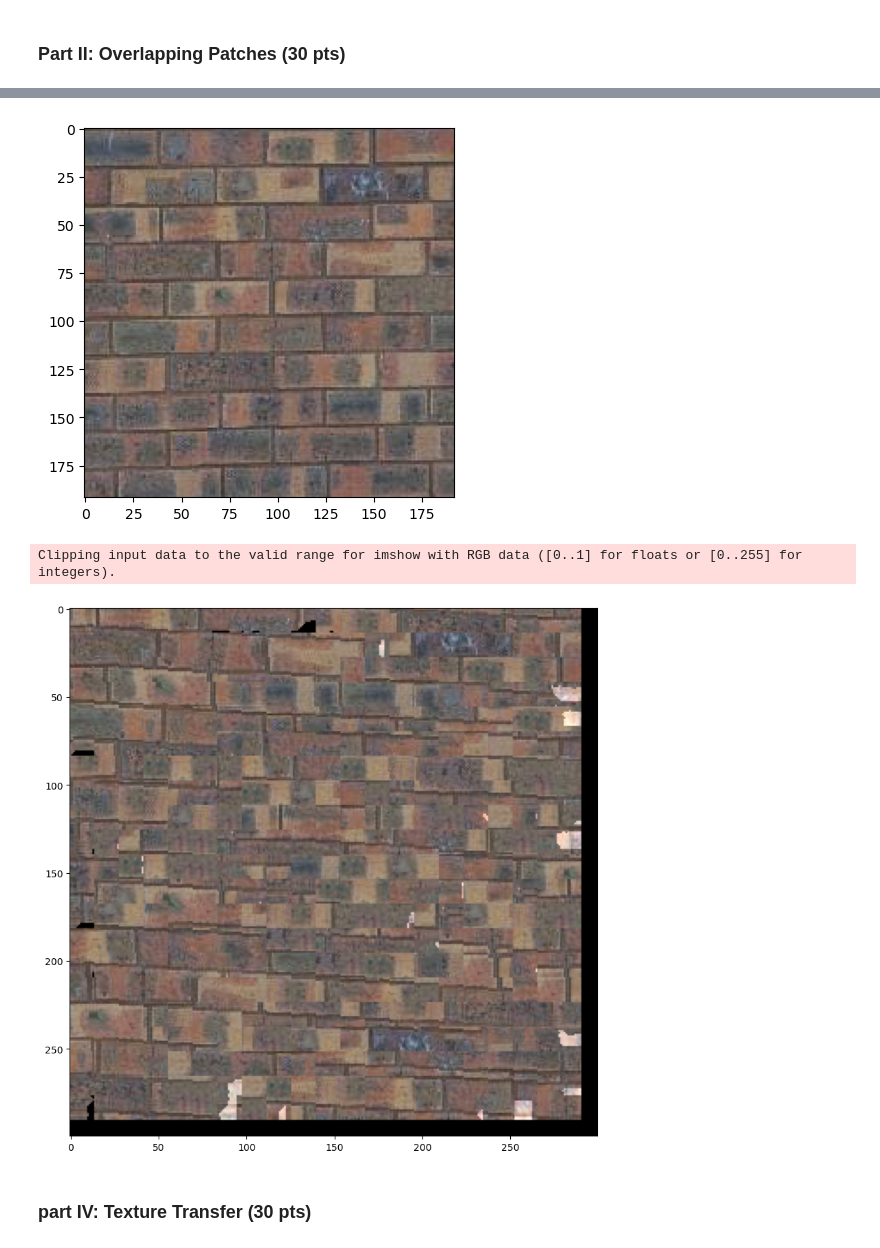
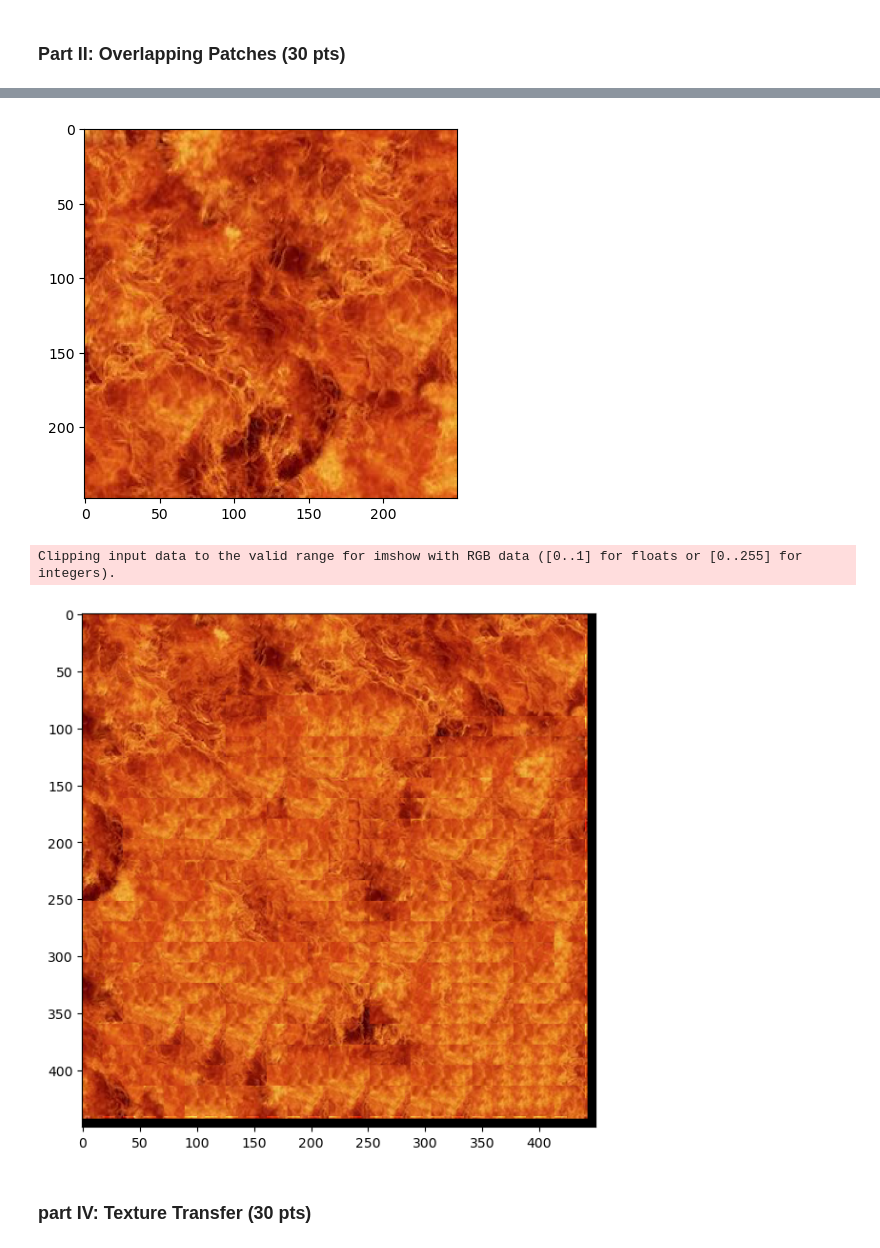
Before and after one commit to DylanBaut/Computational-Photography, a Jupyter notebook: cs445_proj2_starter_code-2/CS445_Proj2_Starter.ipynb, the cells around one changed output, grey strips where cells are left out. Cells and saved outputs as stored; diff of their text form; code cells hidden in the pictures.

```diff
--- a/cs445_proj2_starter_code-2/CS445_Proj2_Starter.ipynb
+++ b/cs445_proj2_starter_code-2/CS445_Proj2_Starter.ipynb
@@ -162,23 +161,18 @@ def customized_cut(bndcost):
     pass
 # %%
 def computeErrPatch(mask, horSeam, verSeam, patch_size, output_patch, sampled_patch):
+
     err_patch = np.empty(shape=(patch_size,patch_size))
     err_patch.fill(0)
     for chan in range(3):
-        ssd_cost = ((mask[:,:,chan]*output_patch[:,:,chan])**2).sum() - 2 * cv2.filter2D(sampled_patch[:,:,chan], ddepth=-1, kernel = mask[:,:,chan]*output_patch[:,:,chan]) + cv2.filter2D(sampled_patch[:,:,chan] ** 2, ddepth=-1, kernel=mask[:,:,chan])
-        #ssd_cost = np.sum((np.array(output_patch, dtype=np.float64) - np.array(sampled_patch, dtype=np.float64))**2)
-        #ssd_cost = ((output_patch[:,:,chan])**2).sum() - 2 * cv2.filter2D( np.float64(sampled_patch[:,:,chan]), ddepth=-1, kernel = output_patch[:,:,chan]) + cv2.filter2D( np.float64(sampled_patch[:,:,chan]) ** 2, ddepth=-1, kernel=output_patch[:,:,chan])
+        ssd_cost = np.sum((np.array(output_patch, dtype=np.float64) - np.array(sampled_patch, dtype=np.float64))**2)
         err_patch+=ssd_cost
-    '''for idx in range(len(err_patch)):
+    for idx in range(len(err_patch)):
         for jdx in range(len(err_patch[idx])):
             if mask[idx][jdx][0]==0 and mask[idx][jdx][1]==0 and mask[idx][jdx][2]==0:
-                err_patch[idx][jdx]=100000000'''
-    if horSeam and not verSeam:
-        out_mask = cut(err_patch.T).T
-    elif verSeam and not horSeam:
-        out_mask = cut(err_patch)
-    elif verSeam and horSeam:
-        out_mask = np.logical_and(cut(err_patch), (cut(err_patch.T).T))
+                err_patch[idx][jdx]=10000000
+
+    out_mask = np.logical_and(cut(err_patch), (cut(err_patch.T).T))
     return out_mask
 
 
@@ -190,7 +184,7 @@ def quilt_cut(sample, out_size, patch_size, overlap, tol):
     reps = 1+math.floor((out_size- patch_size)/(patch_size-overlap))
     r_max = math.floor(in_r/patch_size)
     c_max = math.floor(in_c/patch_size)
-    # copies a patch of size ps x ps from (in_r, in_c) to (out_r, out_c)
+
     for idx in range(reps):
         for jdx in range(reps):
             if idx ==0 and jdx ==0:
@@ -212,9 +206,6 @@ def quilt_cut(sample, out_size, patch_size, overlap, tol):
                 if jdx ==0:
                     verSeam=False
                 out_mask = computeErrPatch(mask, horSeam, verSeam, patch_size, out_img[out_r:(out_r+patch_size), out_c:(out_c+patch_size), :],  np.float32(sample[int(center[0]-(patch_size/2)): int(center[0]+(patch_size/2)), int(center[1]-(patch_size/2)):int(center[1]+(patch_size/2)),:]) )
-
-               # plt.figure(figsize=(5,5))
-               # plt.imshow(out_mask)
                 for chan in range(3):
                     out_img[out_r:(out_r+patch_size), out_c:(out_c+patch_size), chan] *= out_mask
                 #invert mask
@@ -236,22 +227,22 @@ def quilt_cut(sample, out_size, patch_size, overlap, tol):
     :return: numpy.ndarray
     """
 # %%
-sample_img_fn = 'samples/bricks_small.jpg'
+sample_img_fn = 'samples/fire.jpeg'
 sample_img = cv2.cvtColor(cv2.imread(sample_img_fn), cv2.COLOR_BGR2RGB)
 plt.imshow(sample_img)
 plt.show()
 
-out_size = 300  # change these parameters as needed
-patch_size = 25
+out_size = 450  # change these parameters as needed
+patch_size = 29
 overlap = 11
-tol = 3
+tol = 4
 res = quilt_cut(sample_img, out_size, patch_size, overlap, tol)
 if res is not None:
-    plt.figure(figsize=(10,10))
+    plt.figure(figsize=(7,7))
     plt.imshow(res)
 # %% [output]
-[figure, old version]
+[figure, new version]
 Clipping input data to the valid range for imshow with RGB data ([0..1] for floats or [0..255] for integers).
-[figure, old version]
+[figure, new version]
 # %% [markdown]
 ### part IV: Texture Transfer (30 pts)
```
Also changed, not shown: parts of 6 cells of this notebook, 33 other files.
